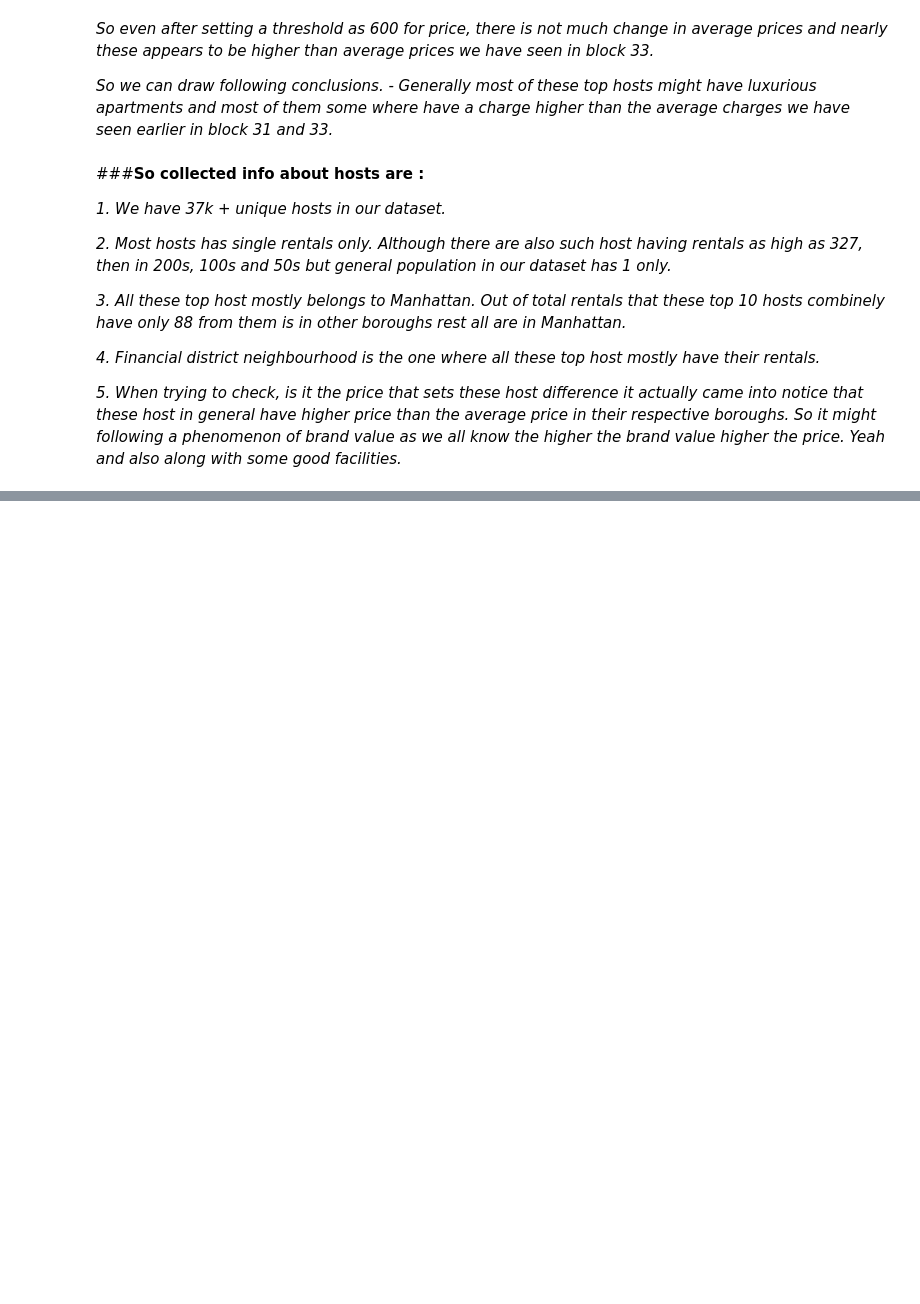
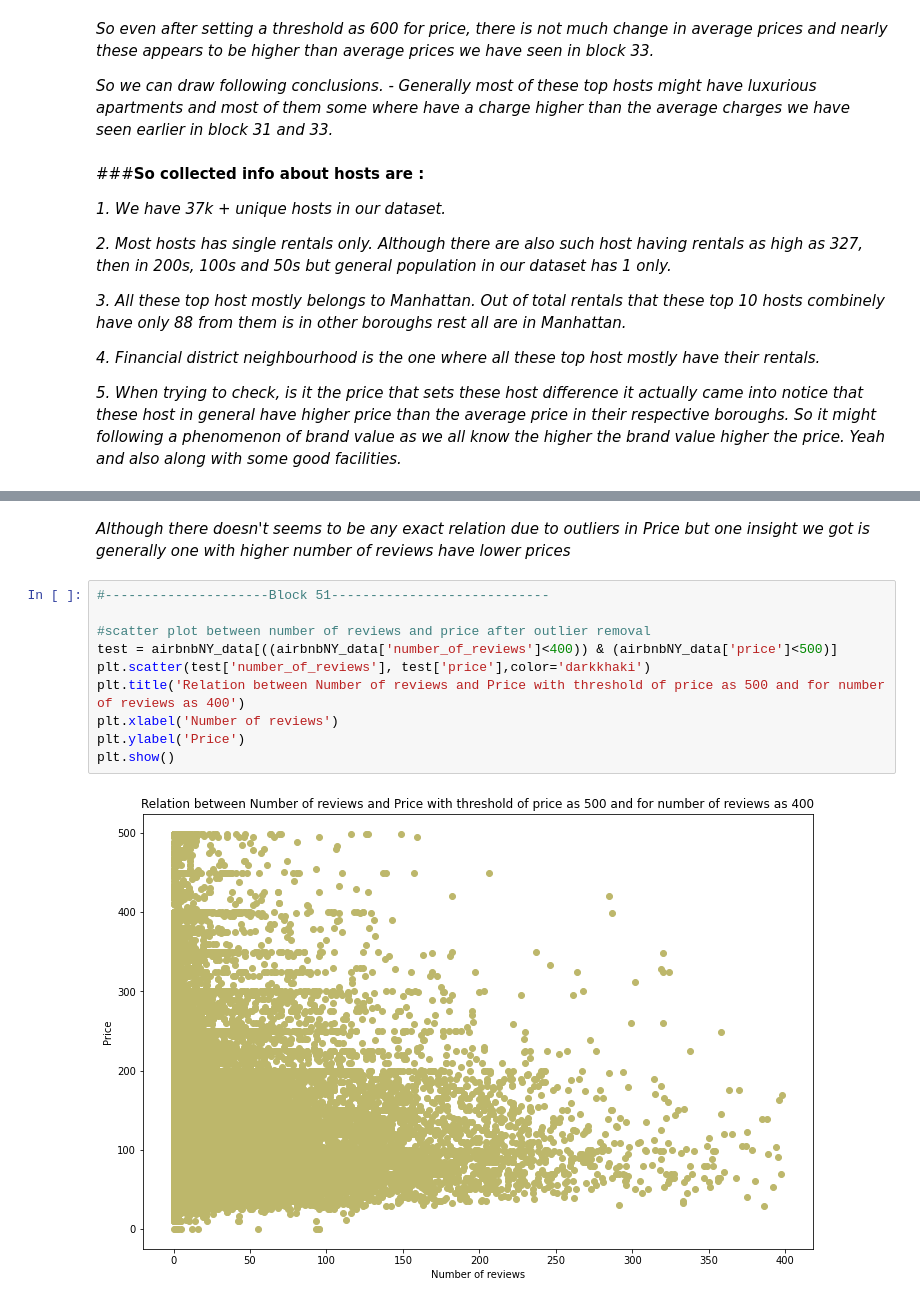
Before and after one commit to gupta4327/AirbnbNYC_2019_Analysis, a Jupyter notebook: Airbnb_Bookings_Analysis.ipynb, the cells around one changed output, grey strips where cells are left out. Saved outputs shown, nothing was run; the diff lists cells and outputs as text; blank space fills up the shorter version.

```diff
--- a/Airbnb_Bookings_Analysis.ipynb
+++ b/Airbnb_Bookings_Analysis.ipynb
@@ -994,0 +1071,14 @@ for i,price in enumerate(list(avgprice['price'])):
+# %% [markdown]
+*Although there doesn't seems to be any exact relation due to outliers in Price but one insight we got is generally one with higher number of reviews have lower prices*
+# %%
+#---------------------Block 51----------------------------
+
+#scatter plot between number of reviews and price after outlier removal
+test = airbnbNY_data[((airbnbNY_data['number_of_reviews']<400)) & (airbnbNY_data['price']<500)]
+plt.scatter(test['number_of_reviews'], test['price'],color='darkkhaki')
+plt.title('Relation between Number of reviews and Price with threshold of price as 500 and for number of reviews as 400')
+plt.xlabel('Number of reviews')
+plt.ylabel('Price')
+plt.show()
+# %% [output]
+[figure, added]
```
Also changed, not shown: parts of 49 cells of this notebook.
